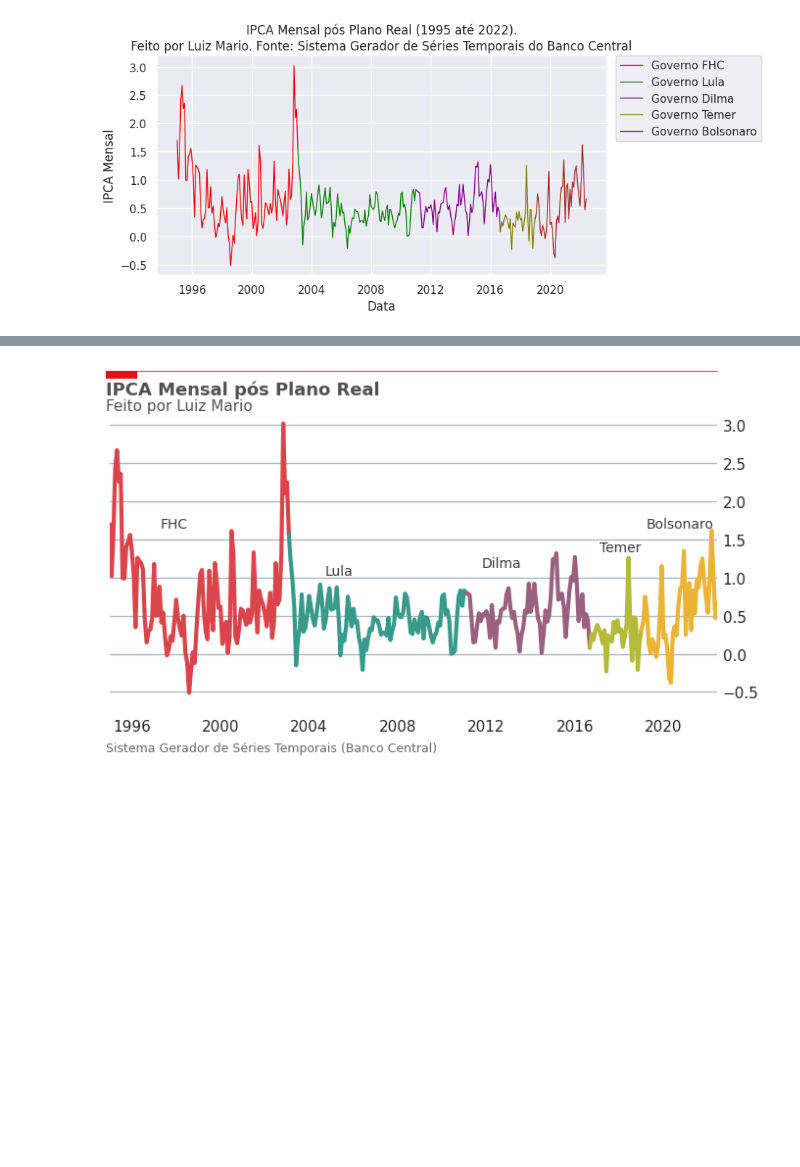
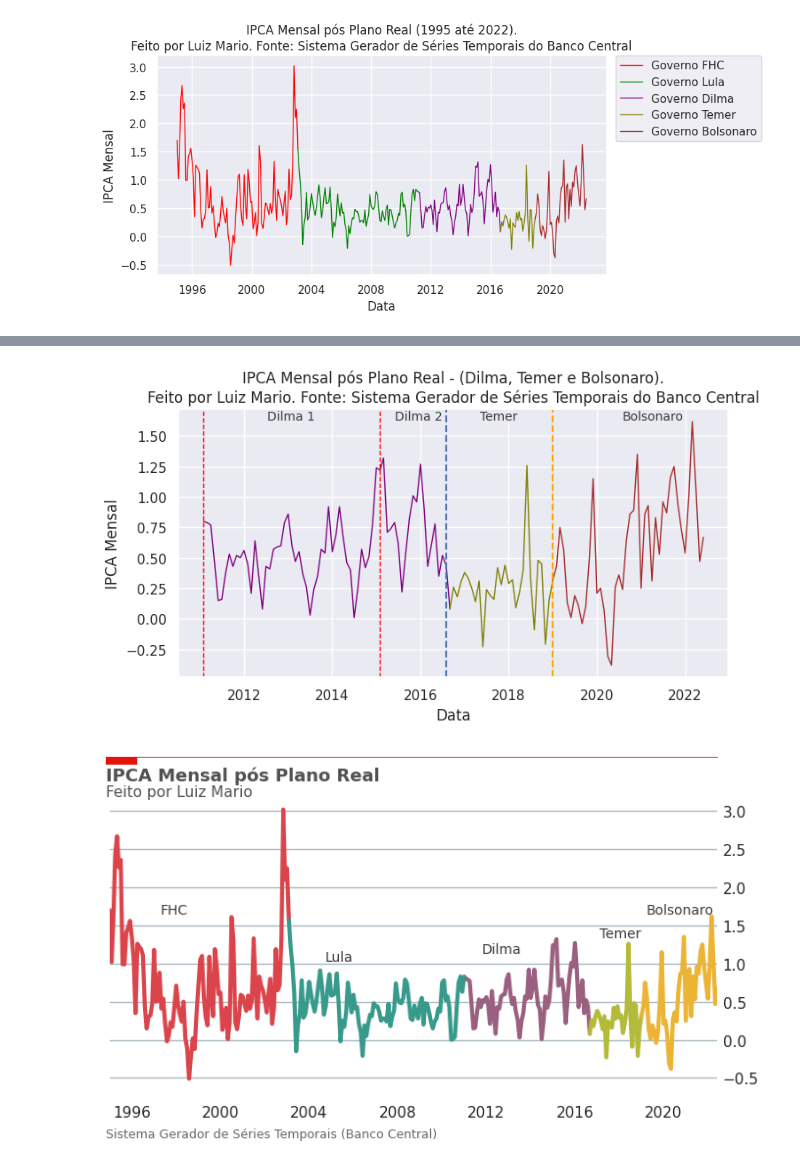
Before and after one commit to luizmarioags/Liga-de-Mercado-Financeiro-UnB, a Jupyter notebook: Graficos_LMF.ipynb, the cells around one changed output, grey strips where cells are left out. Drawn from its saved outputs; the diff is of its cells as text; code cells hidden in the pictures; blank space fills up the shorter version.

```diff
--- a/Graficos_LMF.ipynb
+++ b/Graficos_LMF.ipynb
@@ -135,3 +173,34 @@ plt.show()
+# %%
+# Gráfico - Governo Dilma, Temer e Bolsonaro com linhas verticais
+fig, ax = plt.subplots(figsize=(8,4))
+ax.plot(ipca["Date"].iloc[194:262],
+        ipca['IPCA'].iloc[194:262],
+        color = 'purple',
+        linewidth = 1)
+ax.plot(ipca["Date"].iloc[261:290],
+        ipca['IPCA'].iloc[261:290],
+        color = 'olive',
+        linewidth = 1)
+ax.plot(ipca["Date"].iloc[289:],
+        ipca['IPCA'].iloc[289:],
+        color = 'brown',
+        linewidth = 1)
+plt.title("IPCA Mensal pós Plano Real - (Dilma, Temer e Bolsonaro).\nFeito por Luiz Mario. Fonte: Sistema Gerador de Séries Temporais do Banco Central", loc='center')
+# Adicionando Linhas Verticais para os mandatos
+plt.axvline(x = ipca['Date'].iloc[194],color='red', ls='--', lw=1) #Inicio do Primeiro Mandato
+plt.axvline(x = ipca['Date'].iloc[242],color='red', ls='--', lw=1) #Fim do Primerio Mandato
+plt.axvline(x=ipca['Date'].iloc[260], color='b', ls = '--') #Fim do 2o mandato
+plt.axvline(x=ipca['Date'].iloc[289], color='orange', ls = '--') #Fim do 2o mandato
+ax.text(x=.25, y=.85, s='Dilma 1', transform=fig.transFigure, size=10, alpha=.9)
+ax.text(x=.43, y=.85, s='Dilma 2', transform=fig.transFigure, size=10, alpha=.9)
+ax.text(x=.55, y=.85, s='Temer', transform=fig.transFigure, size=10, alpha=.9)
+ax.text(x=.75, y=.85, s='Bolsonaro', transform=fig.transFigure, size=10, alpha=.9)
+ax.set_ylabel("IPCA Mensal")
+ax.set_xlabel("Data")
+plt.grid(True)
+plt.show()
+# %% [output]
+[figure, added]
 # %%
 # Layout the Economist
 # Configurando o tamanho do gráfico
```
Also changed, not shown: parts of 3 cells of this notebook.
